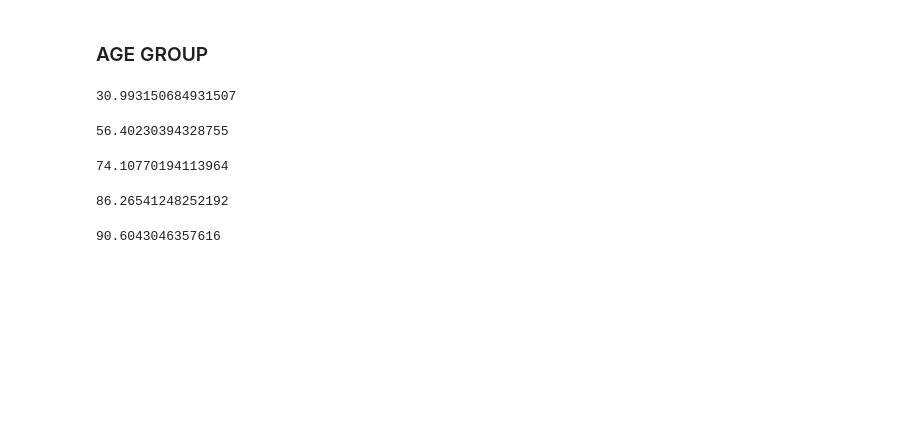
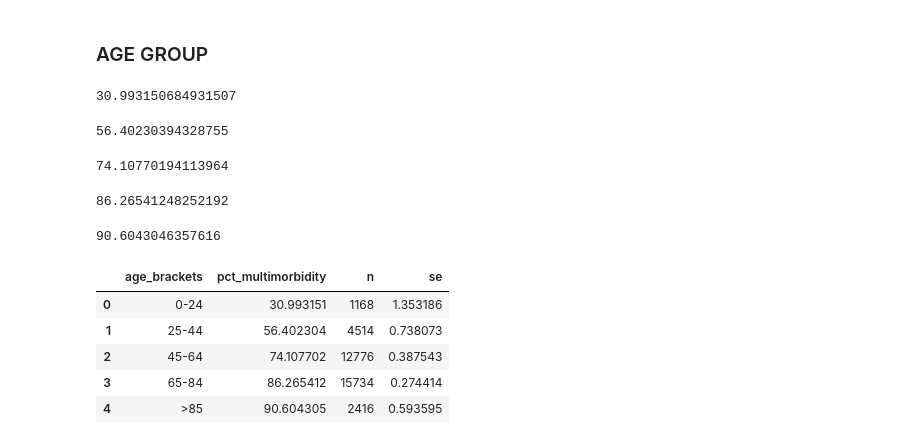
Before and after one commit to kshannon-ucsd/25fa-dsc180a-team2, a Jupyter notebook: jupyternotebooks/KateJupyterNotebooks/dfs.ipynb, the cells around one changed output. Cells and saved outputs as stored; diff of their text form; code cells hidden in the pictures; blank space fills up the shorter version.

```diff
--- a/jupyternotebooks/KateJupyterNotebooks/dfs.ipynb
+++ b/jupyternotebooks/KateJupyterNotebooks/dfs.ipynb
@@ -128,3 +130,29 @@ fifth_age_group = elixhauser[elixhauser['age_years'] > 84]
 print(sum(fifth_age_group[elixhauser_index].sum(axis=1) >= 2)/fifth_age_group.shape[0] * 100)
 # %% [output]
 90.6043046357616
+# %%
+
+# 16-24, 25-44, 45-64, 65-84, >85
+age_order = ['0-24', '25-44', '45-64', '65-84', '>85']
+
+# for fig-1a
+def age_brackets(age):
+    if age >= 16 and age <= 24:
+        return '0-24'
+    elif age >= 25 and age <=44:
+        return '25-44'
+    elif age >= 45 and age <= 64:
+        return '45-64'
+    elif age >= 65 and age <= 84:
+        return '65-84'
+    else:
+        return '>85'
+
+
+cohort = elixhauser.copy()
+cohort['age_brackets'] = cohort['age_years'].apply(age_brackets)
+cohort['age_brackets'] = pd.Categorical(
+    cohort['age_brackets'],
+    categories=age_order,
+    ordered=True
+)
@@ -130,0 +162,21 @@ print(sum(fifth_age_group[elixhauser_index].sum(axis=1) >= 2)/fifth_age_group.sh
+# %%
+fig_1a = (
+    cohort.groupby('age_brackets')['multimorbidity']
+      .agg(['mean', 'count'])
+      .reset_index()
+      .rename(columns={'mean': 'pct_multimorbidity', 'count': 'n'})
+)
+fig_1a['pct_multimorbidity'] *= 100
+fig_1a['se'] = np.sqrt(
+    fig_1a['pct_multimorbidity']*(100-fig_1a['pct_multimorbidity'])/fig_1a['n']
+)
+
+
+fig_1a
+# %% [output]
+|  | age_brackets | pct_multimorbidity | n | se |
+| 0 | 0-24 | 30.993151 | 1168 | 1.353186 |
+| 1 | 25-44 | 56.402304 | 4514 | 0.738073 |
+| 2 | 45-64 | 74.107702 | 12776 | 0.387543 |
+| 3 | 65-84 | 86.265412 | 15734 | 0.274414 |
+| 4 | >85 | 90.604305 | 2416 | 0.593595 |
```
Also changed, not shown: parts of 3 cells of this notebook, 1 other file.
